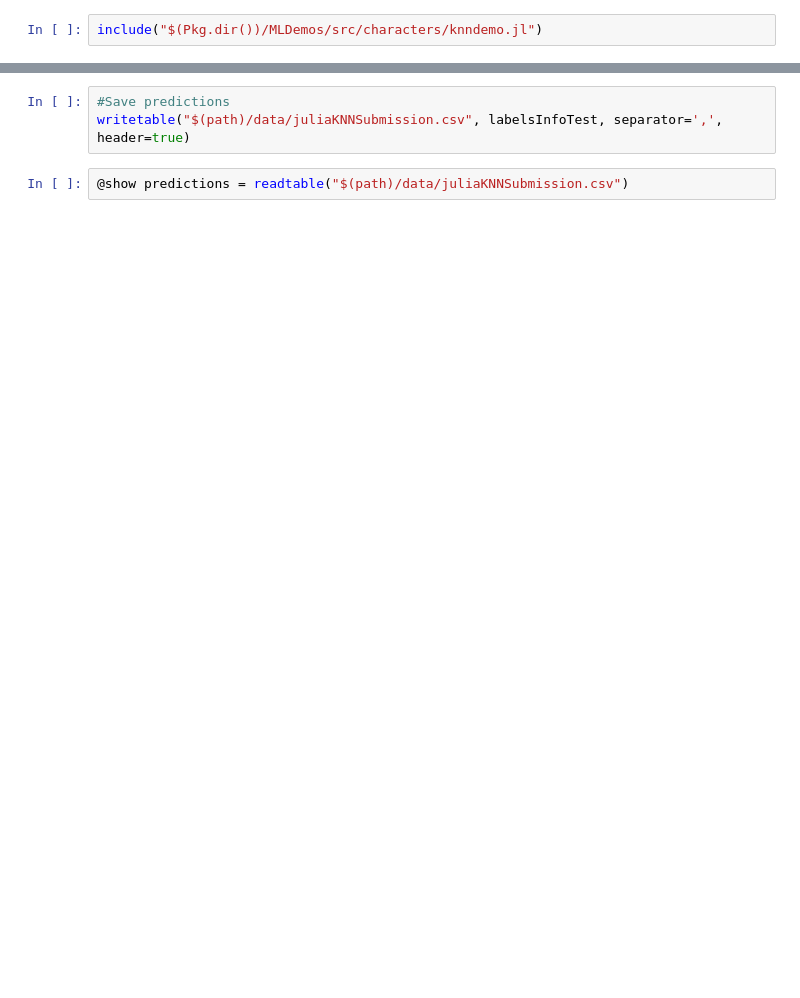
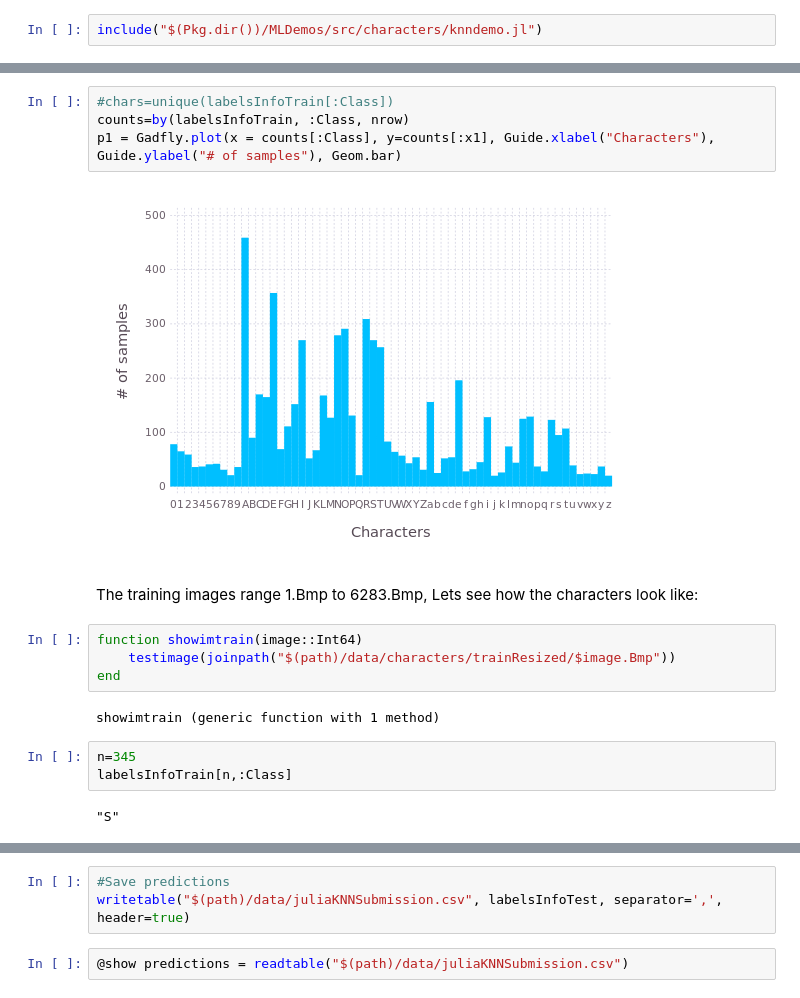
Before and after one commit to abhijithch/MLDemos.jl, a Jupyter notebook: demos/kNN.ipynb, the cells around one changed output, grey strips where cells are left out. Drawn from its saved outputs; the diff is of its cells as text; blank space fills up the shorter version.

```diff
--- a/demos/kNN.ipynb
+++ b/demos/kNN.ipynb
@@ -58,0 +30,19 @@ labelsInfoTest = readtable("$(path)data/characters/testLabels.csv")
+# %%
+#chars=unique(labelsInfoTrain[:Class])
+counts=by(labelsInfoTrain, :Class, nrow)
+p1 = Gadfly.plot(x = counts[:Class], y=counts[:x1], Guide.xlabel("Characters"), Guide.ylabel("# of samples"), Geom.bar)
+# %% [output]
+[figure, added]
+# %% [markdown]
+ The training images range 1.Bmp to 6283.Bmp, Lets see how the characters look like:
+# %%
+function showimtrain(image::Int64)
+    testimage(joinpath("$(path)/data/characters/trainResized/$image.Bmp"))
+end
+# %% [output]
+showimtrain (generic function with 1 method)
+# %%
+n=345
+labelsInfoTrain[n,:Class]
+# %% [output]
+"S"
```
Also changed, not shown: parts of 17 cells of this notebook, 9 other files.
